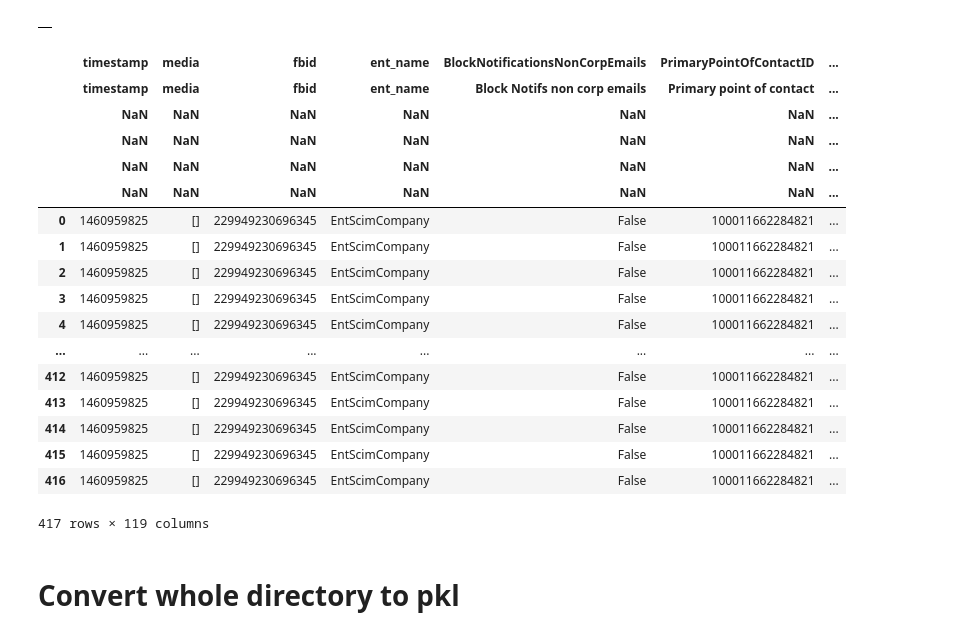
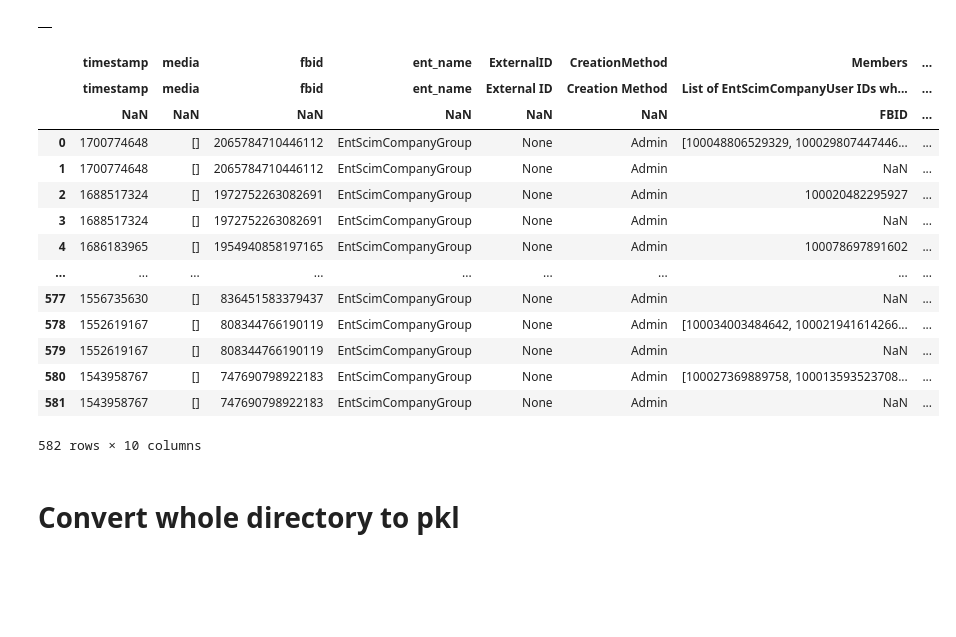
Before and after one commit to djmking-tai/workplace_converter, a Jupyter notebook: dev_notebook.ipynb, the cells around one changed output. Saved outputs shown, nothing was run; the diff lists cells and outputs as text; code cells hidden in the pictures; blank space fills up the shorter version.

```diff
--- a/dev_notebook.ipynb
+++ b/dev_notebook.ipynb
@@ -826,29 +834,26 @@ df.head()
 |  |
 # %%
 # Extract and view single file
-temp_data = read_json_files('Workplace Data Company Information/organization/company_info_1.json')
+temp_data = read_json_files('Workplace Data Company Information/groups/people_sets_1.json')
 temp_records = extract_data(temp_data)
 temp_records.to_csv('company_info_1.csv')
 temp_records
 # %% [output]
-|  | timestamp | media | fbid | ent_name | BlockNotificationsNonCorpEmails | PrimaryPointOfContactID | ... |
-|  | timestamp | media | fbid | ent_name | Block Notifs non corp emails | Primary point of contact | ... |
-|  | NaN | NaN | NaN | NaN | NaN | NaN | ... |
-|  | NaN | NaN | NaN | NaN | NaN | NaN | ... |
-|  | NaN | NaN | NaN | NaN | NaN | NaN | ... |
-|  | NaN | NaN | NaN | NaN | NaN | NaN | ... |
-| 0 | 1460959825 | [] | 229949230696345 | EntScimCompany | False | 100011662284821 | ... |
-| 1 | 1460959825 | [] | 229949230696345 | EntScimCompany | False | 100011662284821 | ... |
-| 2 | 1460959825 | [] | 229949230696345 | EntScimCompany | False | 100011662284821 | ... |
-| 3 | 1460959825 | [] | 229949230696345 | EntScimCompany | False | 100011662284821 | ... |
-| 4 | 1460959825 | [] | 229949230696345 | EntScimCompany | False | 100011662284821 | ... |
-| ... | ... | ... | ... | ... | ... | ... | ... |
-| 412 | 1460959825 | [] | 229949230696345 | EntScimCompany | False | 100011662284821 | ... |
-| 413 | 1460959825 | [] | 229949230696345 | EntScimCompany | False | 100011662284821 | ... |
-| 414 | 1460959825 | [] | 229949230696345 | EntScimCompany | False | 100011662284821 | ... |
-| 415 | 1460959825 | [] | 229949230696345 | EntScimCompany | False | 100011662284821 | ... |
-| 416 | 1460959825 | [] | 229949230696345 | EntScimCompany | False | 100011662284821 | ... |
+|  | timestamp | media | fbid | ent_name | ExternalID | CreationMethod | Members | ... |
+|  | timestamp | media | fbid | ent_name | External ID | Creation Method | List of EntScimCompanyUser IDs wh... | ... |
+|  | NaN | NaN | NaN | NaN | NaN | NaN | FBID | ... |
+| 0 | 1700774648 | [] | 2065784710446112 | EntScimCompanyGroup | None | Admin | [100048806529329, 100029807447446... | ... |
+| 1 | 1700774648 | [] | 2065784710446112 | EntScimCompanyGroup | None | Admin | NaN | ... |
+| 2 | 1688517324 | [] | 1972752263082691 | EntScimCompanyGroup | None | Admin | 100020482295927 | ... |
+| 3 | 1688517324 | [] | 1972752263082691 | EntScimCompanyGroup | None | Admin | NaN | ... |
+| 4 | 1686183965 | [] | 1954940858197165 | EntScimCompanyGroup | None | Admin | 100078697891602 | ... |
+| ... | ... | ... | ... | ... | ... | ... | ... | ... |
+| 577 | 1556735630 | [] | 836451583379437 | EntScimCompanyGroup | None | Admin | NaN | ... |
+| 578 | 1552619167 | [] | 808344766190119 | EntScimCompanyGroup | None | Admin | [100034003484642, 100021941614266... | ... |
+| 579 | 1552619167 | [] | 808344766190119 | EntScimCompanyGroup | None | Admin | NaN | ... |
+| 580 | 1543958767 | [] | 747690798922183 | EntScimCompanyGroup | None | Admin | [100027369889758, 100013593523708... | ... |
+| 581 | 1543958767 | [] | 747690798922183 | EntScimCompanyGroup | None | Admin | NaN | ... |
-417 rows × 119 columns
+582 rows × 10 columns
 # %% [markdown]
 # Convert whole directory to pkl
 # %%
```
Also changed, not shown: parts of 4 cells of this notebook, 3 other files.
